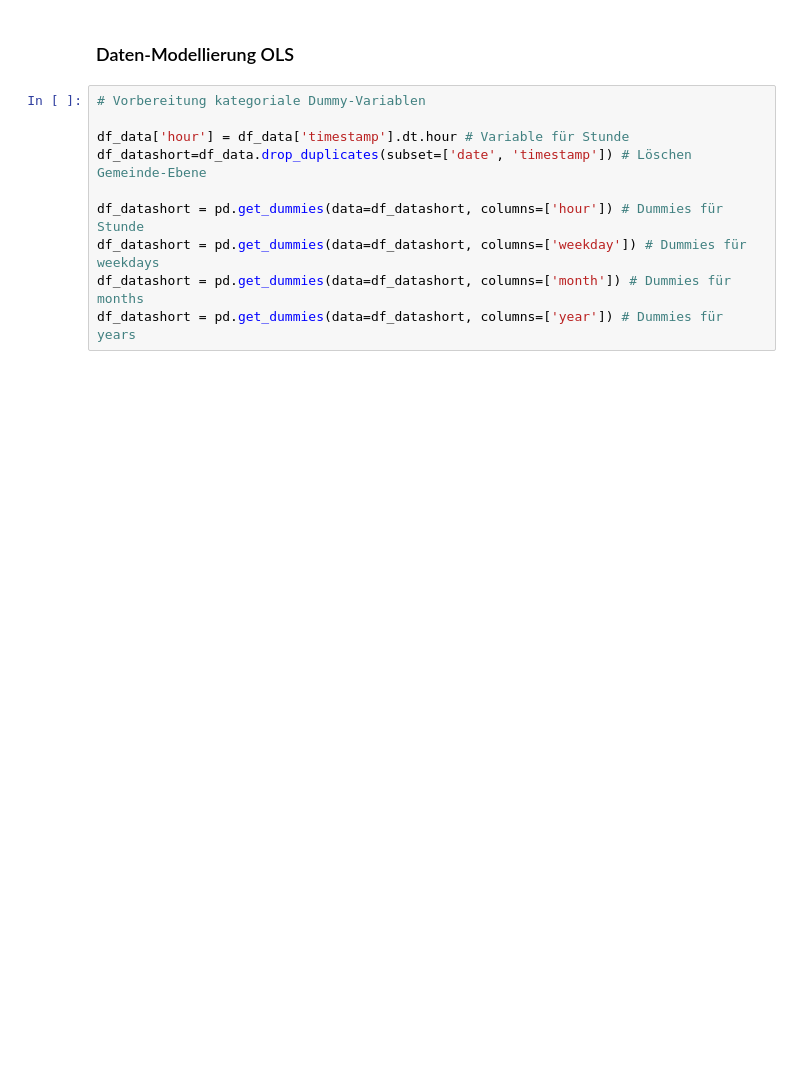
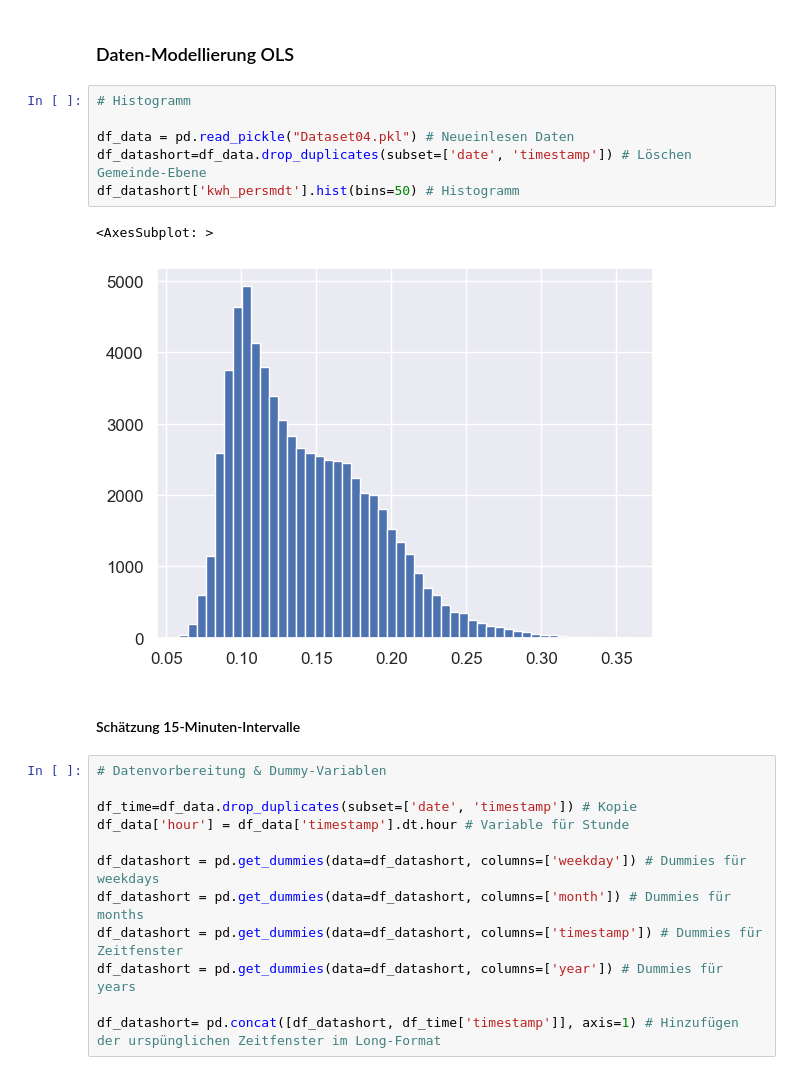
Before and after one commit to axpogroup/ckw-opendata, a Jupyter notebook: ckw.ch/Descriptives Agg.ipynb, the cells around one changed output. Drawn from its saved outputs; the diff is of its cells as text; blank space fills up the shorter version.

```diff
--- a/ckw.ch/Descriptives Agg.ipynb
+++ b/ckw.ch/Descriptives Agg.ipynb
@@ -633,12 +607,25 @@ ax2.grid(False) # keine Hilfslinien für 2. Achse
 # %% [markdown]
 ### Daten-Modellierung OLS
+# %%
+# Histogramm
+
+df_data = pd.read_pickle("Dataset04.pkl") # Neueinlesen Daten
+df_datashort=df_data.drop_duplicates(subset=['date', 'timestamp']) # Löschen Gemeinde-Ebene
+df_datashort['kwh_persmdt'].hist(bins=50) # Histogramm
+# %% [output]
+<AxesSubplot: >
+[figure, added]
+# %% [markdown]
+#### Schätzung 15-Minuten-Intervalle
 # %%
-# Vorbereitung kategoriale Dummy-Variablen
+# Datenvorbereitung & Dummy-Variablen
 
+df_time=df_data.drop_duplicates(subset=['date', 'timestamp']) # Kopie
 df_data['hour'] = df_data['timestamp'].dt.hour # Variable für Stunde
-df_datashort=df_data.drop_duplicates(subset=['date', 'timestamp']) # Löschen Gemeinde-Ebene
 
-df_datashort = pd.get_dummies(data=df_datashort, columns=['hour']) # Dummies für Stunde
 df_datashort = pd.get_dummies(data=df_datashort, columns=['weekday']) # Dummies für weekdays
 df_datashort = pd.get_dummies(data=df_datashort, columns=['month']) # Dummies für months
+df_datashort = pd.get_dummies(data=df_datashort, columns=['timestamp']) # Dummies für Zeitfenster
 df_datashort = pd.get_dummies(data=df_datashort, columns=['year']) # Dummies für years
+
+df_datashort= pd.concat([df_datashort, df_time['timestamp']], axis=1) # Hinzufügen der urspünglichen Zeitfenster im Long-Format
```
Also changed, not shown: parts of 28 cells of this notebook.
